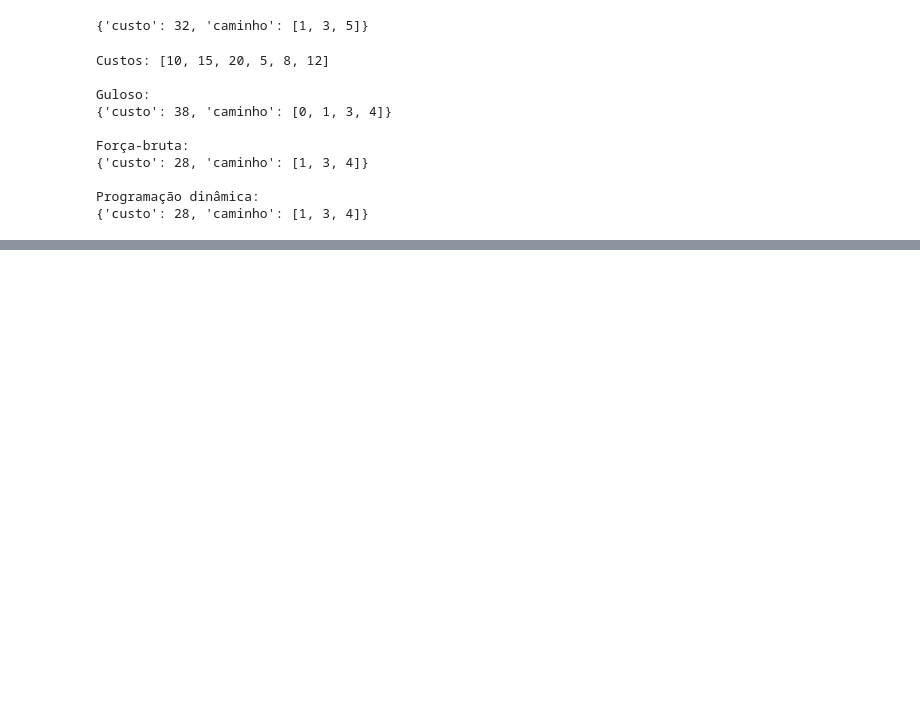
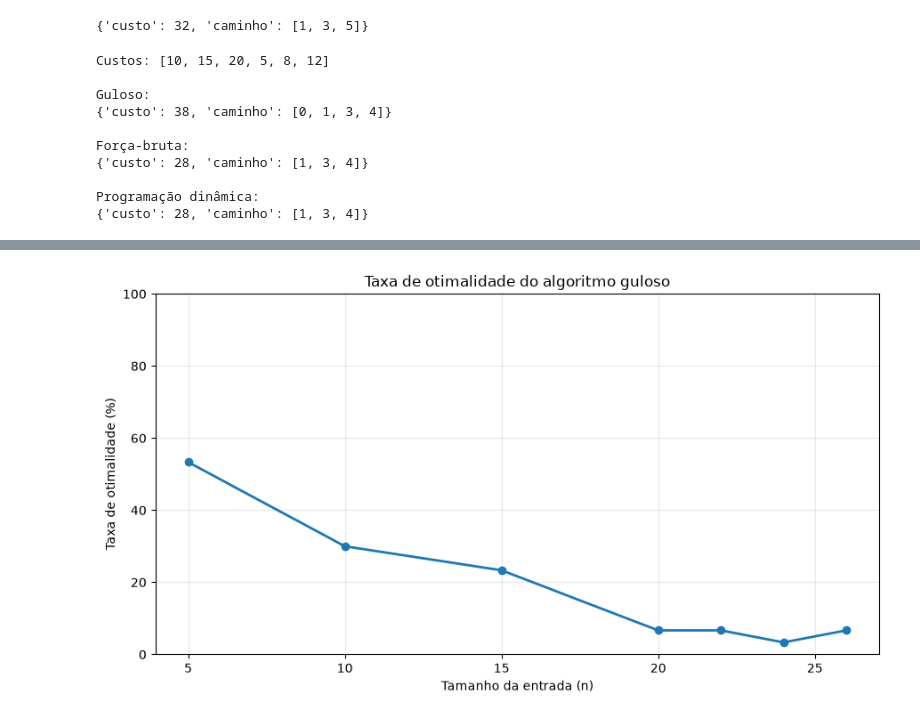
Before and after one commit to J0hnV1ct0r/analise_experimento, a Jupyter notebook: analise_alg.ipynb, the cells around one changed output, grey strips where cells are left out. Cells and saved outputs as stored; diff of their text form; code cells hidden in the pictures; blank space fills up the shorter version.

```diff
--- a/analise_alg.ipynb
+++ b/analise_alg.ipynb
@@ -153,0 +776,21 @@ Programação dinâmica:
+# %%
+
+plt.figure(figsize=(9, 5))
+
+plt.plot(
+    df_qualidade["Tamanho"],
+    df_qualidade["Taxa de otimalidade (%)"],
+    marker="o",
+    linewidth=2
+)
+
+plt.xlabel("Tamanho da entrada (n)")
+plt.ylabel("Taxa de otimalidade (%)")
+plt.title("Taxa de otimalidade do algoritmo guloso")
+
+plt.ylim(0, 100)
+plt.grid(True, alpha=0.3)
+plt.tight_layout()
+plt.show()
+# %% [output]
+[figure, added]
```
Also changed, not shown: parts of 16 cells of this notebook, 1 other file.
